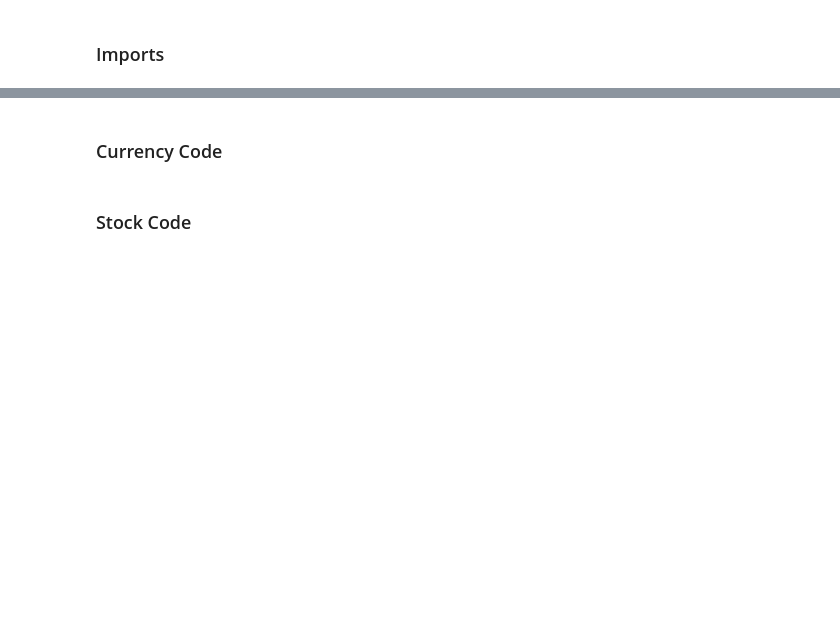
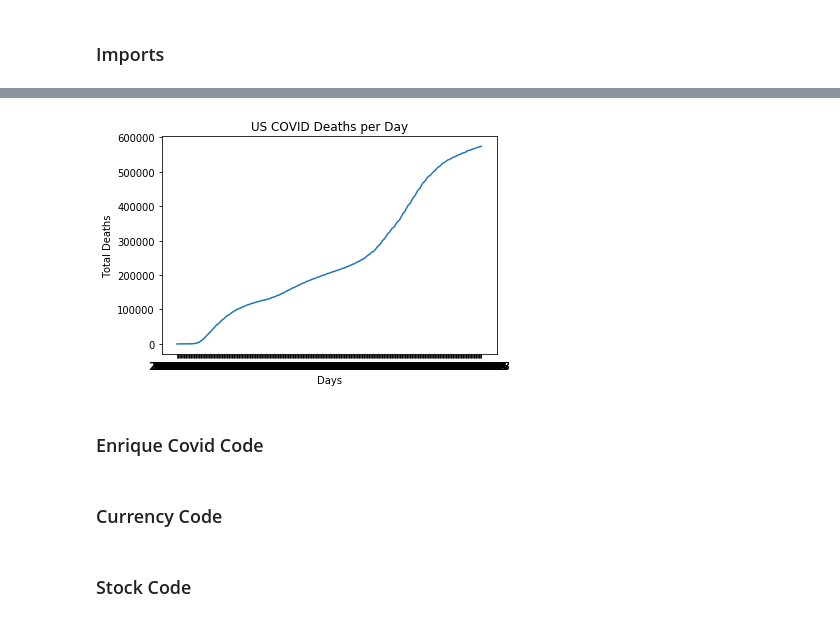
Before and after one commit to Eotanez/project-1, a Jupyter notebook: main.ipynb, the cells around one changed output, grey strips where cells are left out. Cells and saved outputs as stored; diff of their text form; code cells hidden in the pictures; blank space fills up the shorter version.

```diff
--- a/main.ipynb
+++ b/main.ipynb
@@ -4,0 +200,3 @@
+# %%
+US_data = reduced_data.loc[reduced_data["location"] == "United States", :]
+US_data
@@ -5,3 +217,18 @@
+# %%
+x_axis = US_data["date"]
+y_axis = US_data["total_deaths"]
+plt.plot(x_axis, y_axis)
+
+#labels
+plt.title("US COVID Deaths per Day")
+plt.xlabel("Days")
+plt.ylabel("Total Deaths")
+
+plt.show()
+# %% [output]
+[figure, added]
+# %% [markdown]
+### Enrique Covid Code
 # %% [markdown]
 ### Currency Code
 # %% [markdown]
```
Also changed, not shown: parts of 14 cells of this notebook, 1 other file.
